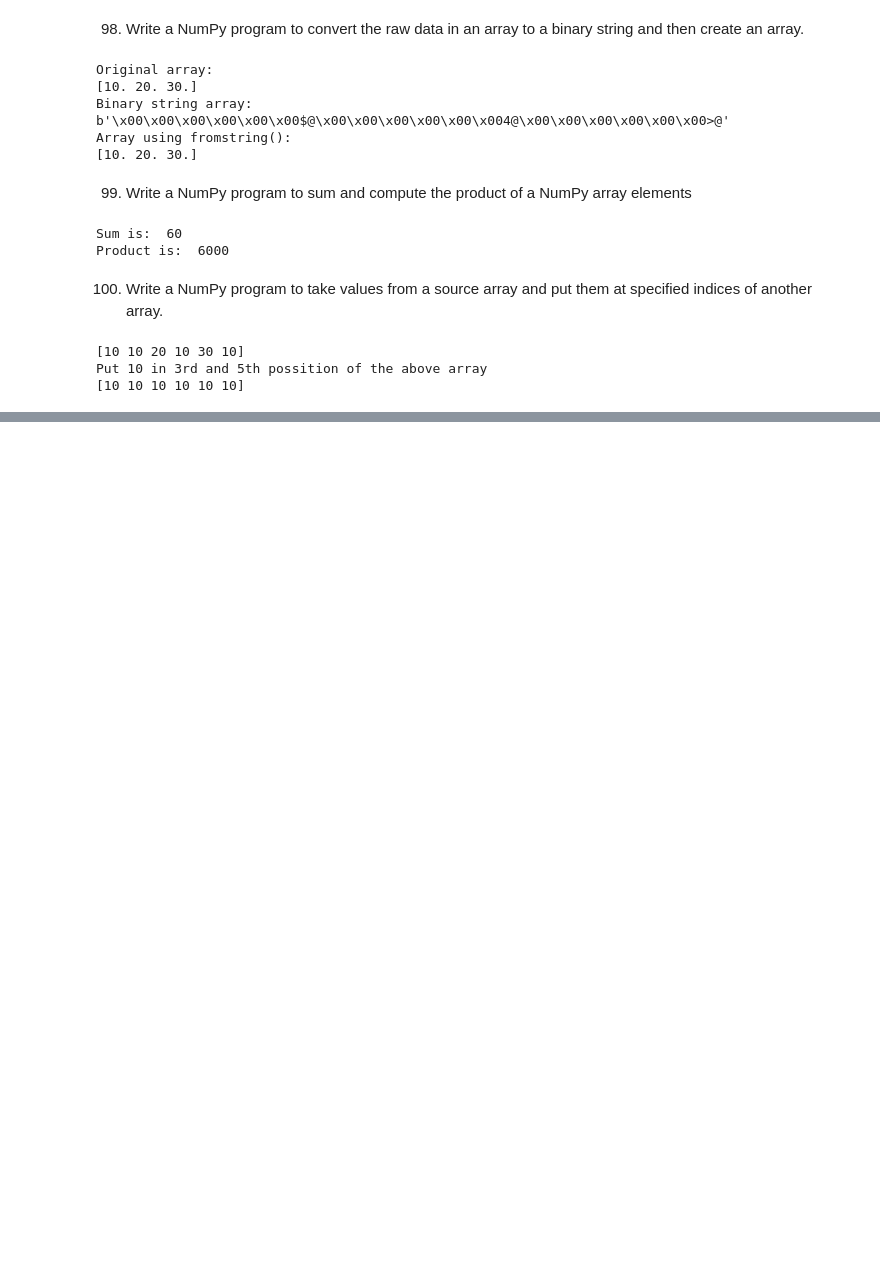
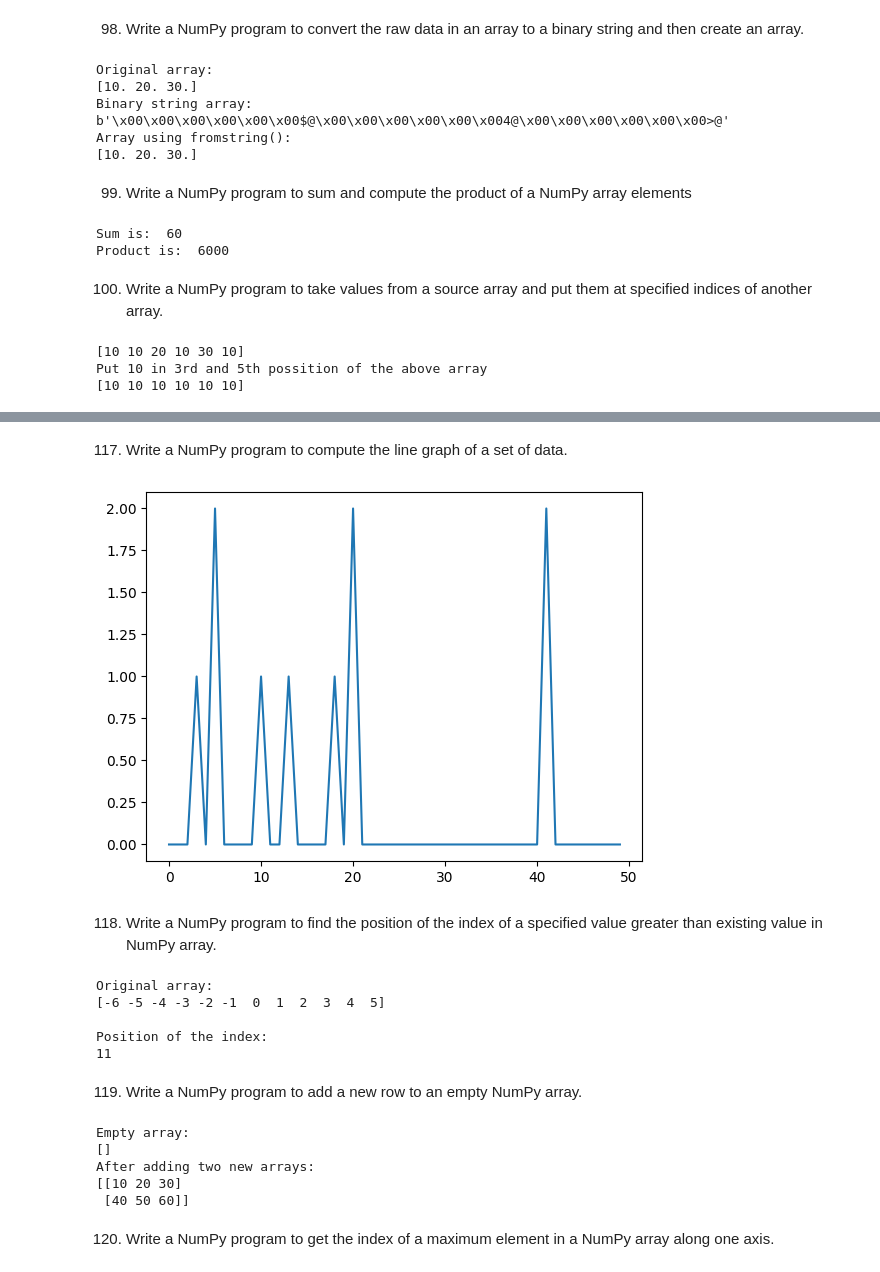
Before and after one commit to M3mb0/DS_DV_ML_libraries, a Jupyter notebook: numpy_ex/numpy_array.ipynb, the cells around one changed output, grey strips where cells are left out. Drawn from its saved outputs; the diff is of its cells as text; code cells hidden in the pictures; blank space fills up the shorter version.

```diff
--- a/numpy_ex/numpy_array.ipynb
+++ b/numpy_ex/numpy_array.ipynb
@@ -1309,0 +1571,43 @@ Put 10 in 3rd and 5th possition of the above array
+# %% [markdown]
+117. Write a NumPy program to compute the line graph of a set of data.
+# %%
+arr = np.random.randint(1, 50, 10)
+y, x = np.histogram(arr, bins=np.arange(51))
+fig, ax = plt.subplots()
+ax.plot(x[:-1], y)
+fig.show()
+# %% [output]
+[figure, added]
+# %% [markdown]
+118. Write a NumPy program to find the position of the index of a specified value greater than existing value in NumPy array.
+# %%
+n = 4
+nums = np.arange(-6, 6)
+print("\nOriginal array:")
+print(nums)
+print("\nPosition of the index:")
+print(np.argmax(nums > n))
+# %% [output]
+Original array:
+[-6 -5 -4 -3 -2 -1  0  1  2  3  4  5]
+
+Position of the index:
+11
+# %% [markdown]
+119. Write a NumPy program to add a new row to an empty NumPy array.
+# %%
+arr = np.empty((0,3), int)
+print("Empty array:")
+print(arr)
+arr = np.append(arr, np.array([[10,20,30]]), axis=0)
+arr = np.append(arr, np.array([[40,50,60]]), axis=0)
+print("After adding two new arrays:")
+print(arr)
+# %% [output]
+Empty array:
+[]
+After adding two new arrays:
+[[10 20 30]
+ [40 50 60]]
+# %% [markdown]
+120. Write a NumPy program to get the index of a maximum element in a NumPy array along one axis.
```
Also changed, not shown: parts of 104 cells of this notebook, 3 other files.
